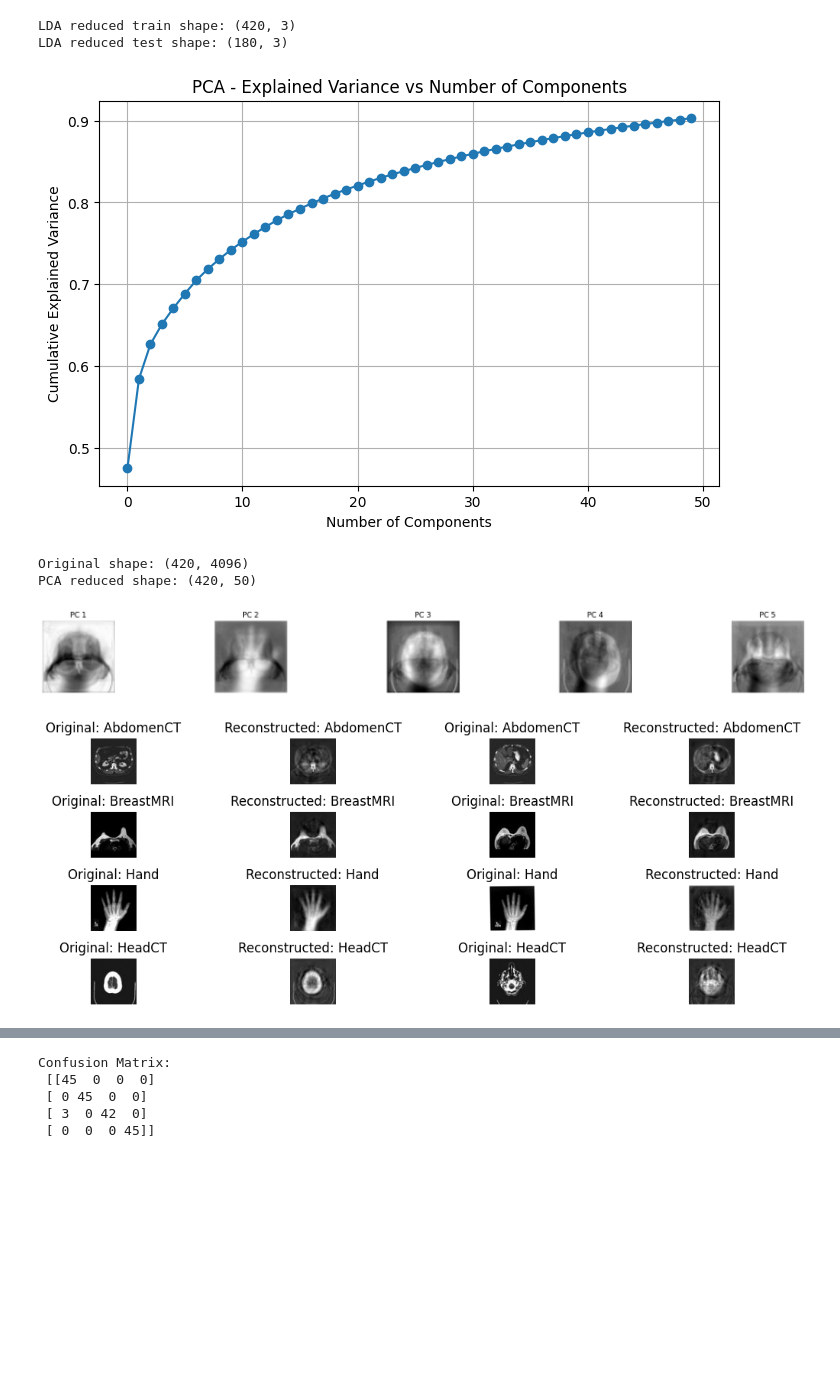
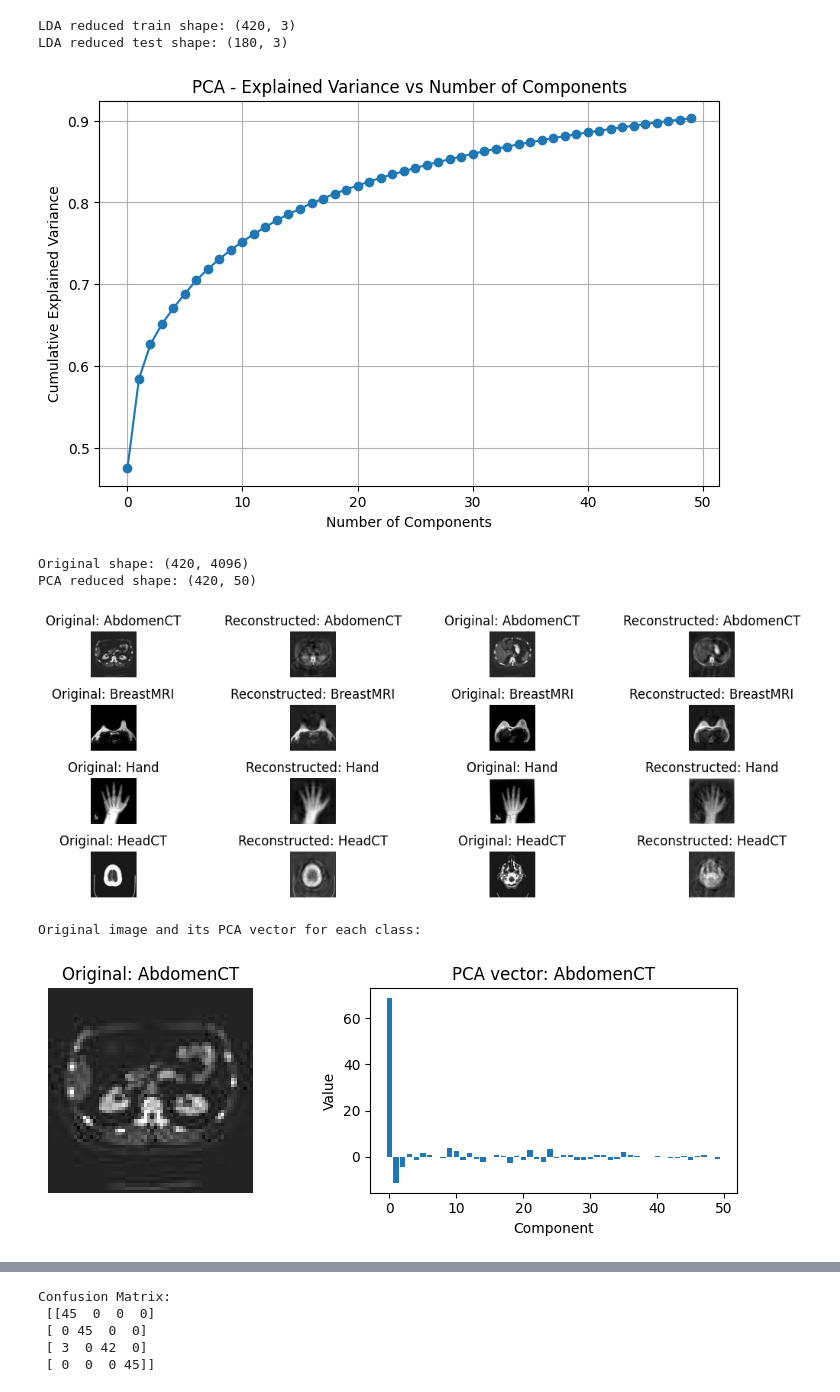
Before and after one commit to odykt/ML_EKPA, a Jupyter notebook: odys/Actual_project/Classication.ipynb, the cells around one changed output, grey strips where cells are left out. Saved outputs shown, nothing was run; the diff lists cells and outputs as text; code cells hidden in the pictures; blank space fills up the shorter version.

```diff
--- a/odys/Actual_project/Classication.ipynb
+++ b/odys/Actual_project/Classication.ipynb
@@ -130,16 +130,9 @@ plt.show()
 print(f"Original shape: {flattened_images.shape}")
 print(f"PCA reduced shape: {principal_components.shape}")
 
-# Plot the first 5 principal components
-plt.figure(figsize=(20, 4))
-for i in range(5):
-    plt.subplot(2, 5, i + 1)
-    component = pca.components_[i].reshape(X_train[0].shape)
-    plt.imshow(component, cmap='gray')
-    plt.title(f'PC {i + 1}')
-    plt.axis('off')
-plt.tight_layout()
-plt.show()
+
+
+
 # Plot the first 5 images of the training set
 # Inverse transform to reconstruct images from PCA
 reconstructed = pca.inverse_transform(principal_components)
@@ -149,32 +142,59 @@ reconstructed_images = reconstructed_images.reshape(X_train.shape)
 # Plot 2 images per class: original vs reconstructed
 unique_classes = np.unique(y_train)
 images_per_class = 2
 
 plt.figure(figsize=(10, 4))  # Bigger images
 
 plot_idx = 1
 for class_label in unique_classes:
     # Find indices for this class
     class_indices = np.where(y_train == class_label)[0][:images_per_class]
     for i, idx in enumerate(class_indices):
         plt.subplot(len(unique_classes), images_per_class * 2, plot_idx)
         plt.imshow(X_train[idx], cmap='gray')
         plt.title(f"Original: {class_label}")
         plt.axis('off')
         plot_idx += 1
 
         plt.subplot(len(unique_classes), images_per_class * 2, plot_idx)
         plt.imshow(reconstructed_images[idx], cmap='gray')
         plt.title(f"Reconstructed: {class_label}")
         plt.axis('off')
         plot_idx += 1
 
 plt.tight_layout()
 plt.subplots_adjust(wspace=0.4, hspace=0.6)
 plt.show()
+
+
+# For each class, show an original image and its PCA vector (principal component values)
+print("Original image and its PCA vector for each class:\n")
+for class_label in unique_classes:
+    # Find the first index for this class
+    idx = np.where(y_train == class_label)[0][0]
+    plt.figure(figsize=(8,3))
+
+    # Show the original image
+    plt.subplot(1,2,1)
+    plt.imshow(X_train[idx], cmap='gray')
+    plt.title(f"Original: {class_label}")
+    plt.axis('off')
+
+    # Show the principal component vector as a bar plot
+    plt.subplot(1,2,2)
+    plt.bar(np.arange(n_components), principal_components[idx])
+    plt.title(f"PCA vector: {class_label}")
+    plt.xlabel("Component")
+    plt.ylabel("Value")
+    plt.tight_layout()
+    plt.show()
+
+    # Print the PCA vector values
+    print(f"Class: {class_label}, PCA vector (first 10 components):\n{principal_components[idx][:10]}\n")
 # %% [output]
 [figure]
 Original shape: (420, 4096)
 PCA reduced shape: (420, 50)
-[figure, old version]
+[figure, new version]
+Original image and its PCA vector for each class:
-[figure, old version]
+[figure, new version]
```
Also changed, not shown: parts of 47 cells of this notebook, 3 other files.
